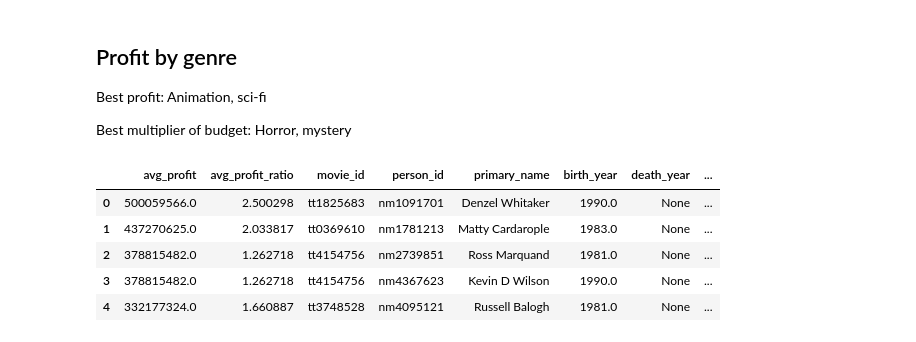
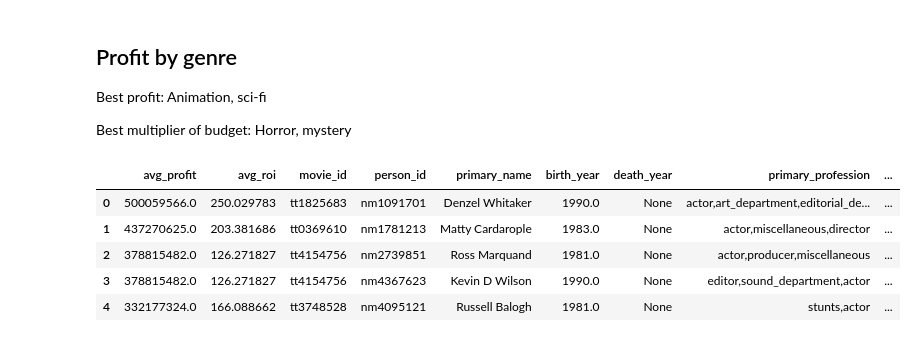
Before and after one commit to Jasperino64/dsc-phase-1-project-v2-4, a Jupyter notebook: project.ipynb, the cells around one changed output. Saved outputs shown, nothing was run; the diff lists cells and outputs as text; code cells hidden in the pictures.

```diff
--- a/project.ipynb
+++ b/project.ipynb
@@ -73,11 +73,11 @@ budgetsdf
 5782 rows × 6 columns
 # %%
 # bom.head()
-# Calculate profit and profit ratio per movie (profit/budget)
+# Calculate profit and ROI per movie (profit/budget)
 
 q = """
 SELECT (budgets.domestic_gross - production_budget) AS profit,
-(budgets.domestic_gross - production_budget) / production_budget AS profit_ratio,
+((budgets.domestic_gross - production_budget) / production_budget) * 100 AS roi,
 genres, m.movie_id, b.title AS title
 FROM moviesdf AS m
 JOIN bomdf AS b
@@ -87,6 +87,6 @@ ON budgets.movie = b.title
 """
 rawdf = pysqldf(q)
 rawdf.head()
-split_rawdf = rawdf.set_index(['title', 'movie_id', 'profit', 'profit_ratio']).apply(lambda x: x.str.split(',').explode()).reset_index()
+split_rawdf = rawdf.set_index(['title', 'movie_id', 'profit', 'roi']).apply(lambda x: x.str.split(',').explode()).reset_index()
 # %%
 
@@ -135,33 +136,33 @@ Text(0.5, 0.98, 'Profit within the past 10 years')
 # %%
 # Actors
 q = '''
 SELECT kr.movie_id, kr.person_id, persons.*
 FROM persons
 JOIN known_for AS kr ON kr.person_id = persons.person_id
 JOIN principals AS pr ON pr.person_id = kr.person_id
 WHERE category = "actor"
 AND primary_profession LIKE "%actor%"
 AND death_year is NULL
 AND birth_year > 1980
 '''
 
 actorsdf = pd.read_sql(q, conn)
 actorsdf.head()
 
 actorprofitq = """
-SELECT AVG(profit) AS avg_profit, AVG(profit_ratio) AS avg_profit_ratio, *
+SELECT AVG(profit) AS avg_profit, AVG(roi) AS avg_roi, *
 FROM actorsdf
 JOIN rawdf ON actorsdf.movie_id = rawdf.movie_id
 GROUP BY person_id, primary_name
 ORDER BY avg_profit DESC
 """
 
 actors_profit_df = pysqldf(actorprofitq)
 actors_profit_df.head()
 # %% [output]
-|  | avg_profit | avg_profit_ratio | movie_id | person_id | primary_name | birth_year | death_year | ... |
-| 0 | 500059566.0 | 2.500298 | tt1825683 | nm1091701 | Denzel Whitaker | 1990.0 | None | ... |
-| 1 | 437270625.0 | 2.033817 | tt0369610 | nm1781213 | Matty Cardarople | 1983.0 | None | ... |
-| 2 | 378815482.0 | 1.262718 | tt4154756 | nm2739851 | Ross Marquand | 1981.0 | None | ... |
-| 3 | 378815482.0 | 1.262718 | tt4154756 | nm4367623 | Kevin D Wilson | 1990.0 | None | ... |
-| 4 | 332177324.0 | 1.660887 | tt3748528 | nm4095121 | Russell Balogh | 1981.0 | None | ... |
+|  | avg_profit | avg_roi | movie_id | person_id | primary_name | birth_year | death_year | primary_profession | ... |
+| 0 | 500059566.0 | 250.029783 | tt1825683 | nm1091701 | Denzel Whitaker | 1990.0 | None | actor,art_department,editorial_de... | ... |
+| 1 | 437270625.0 | 203.381686 | tt0369610 | nm1781213 | Matty Cardarople | 1983.0 | None | actor,miscellaneous,director | ... |
+| 2 | 378815482.0 | 126.271827 | tt4154756 | nm2739851 | Ross Marquand | 1981.0 | None | actor,producer,miscellaneous | ... |
+| 3 | 378815482.0 | 126.271827 | tt4154756 | nm4367623 | Kevin D Wilson | 1990.0 | None | editor,sound_department,actor | ... |
+| 4 | 332177324.0 | 166.088662 | tt3748528 | nm4095121 | Russell Balogh | 1981.0 | None | stunts,actor | ... |
```
Also changed, not shown: parts of 15 cells of this notebook.
